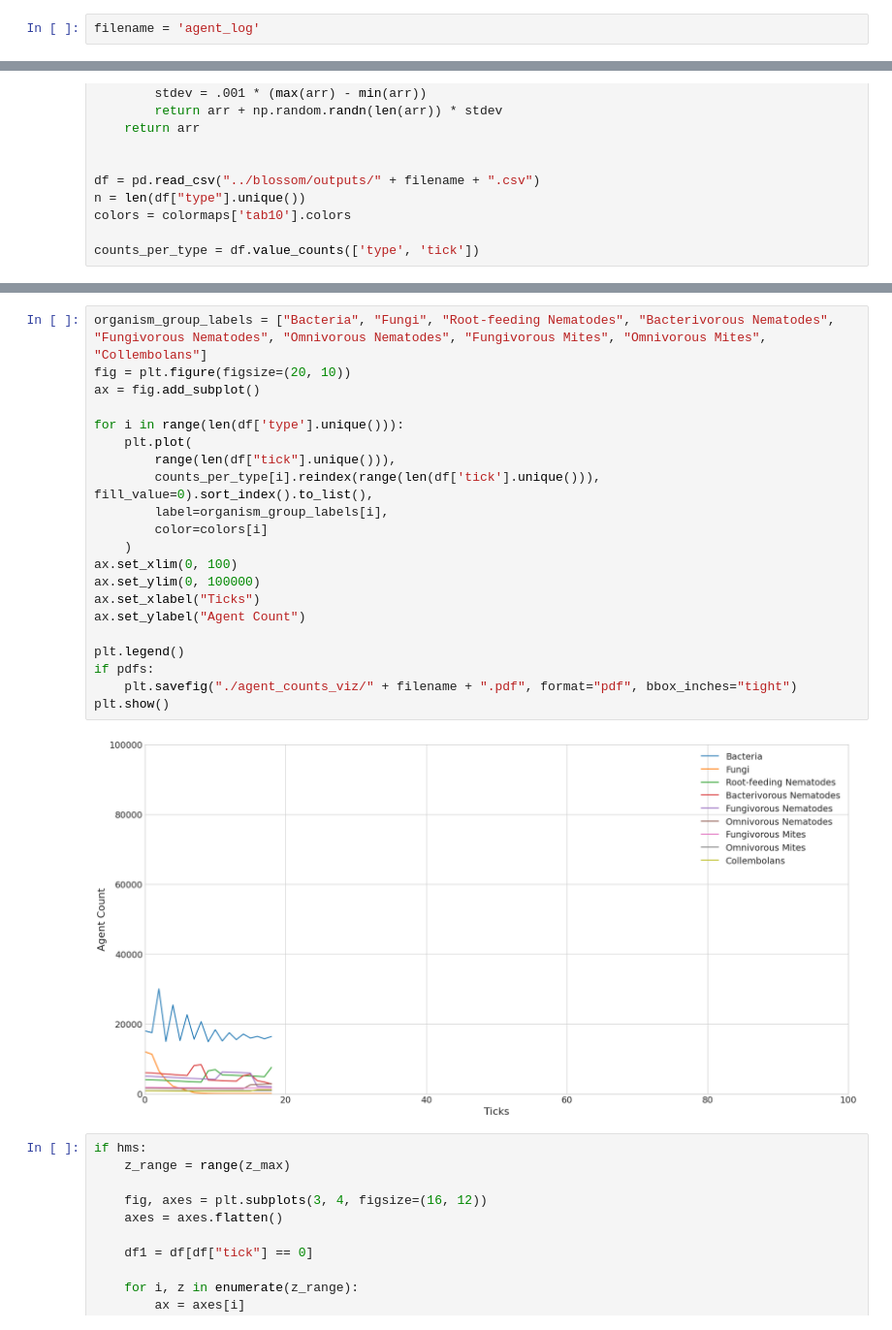
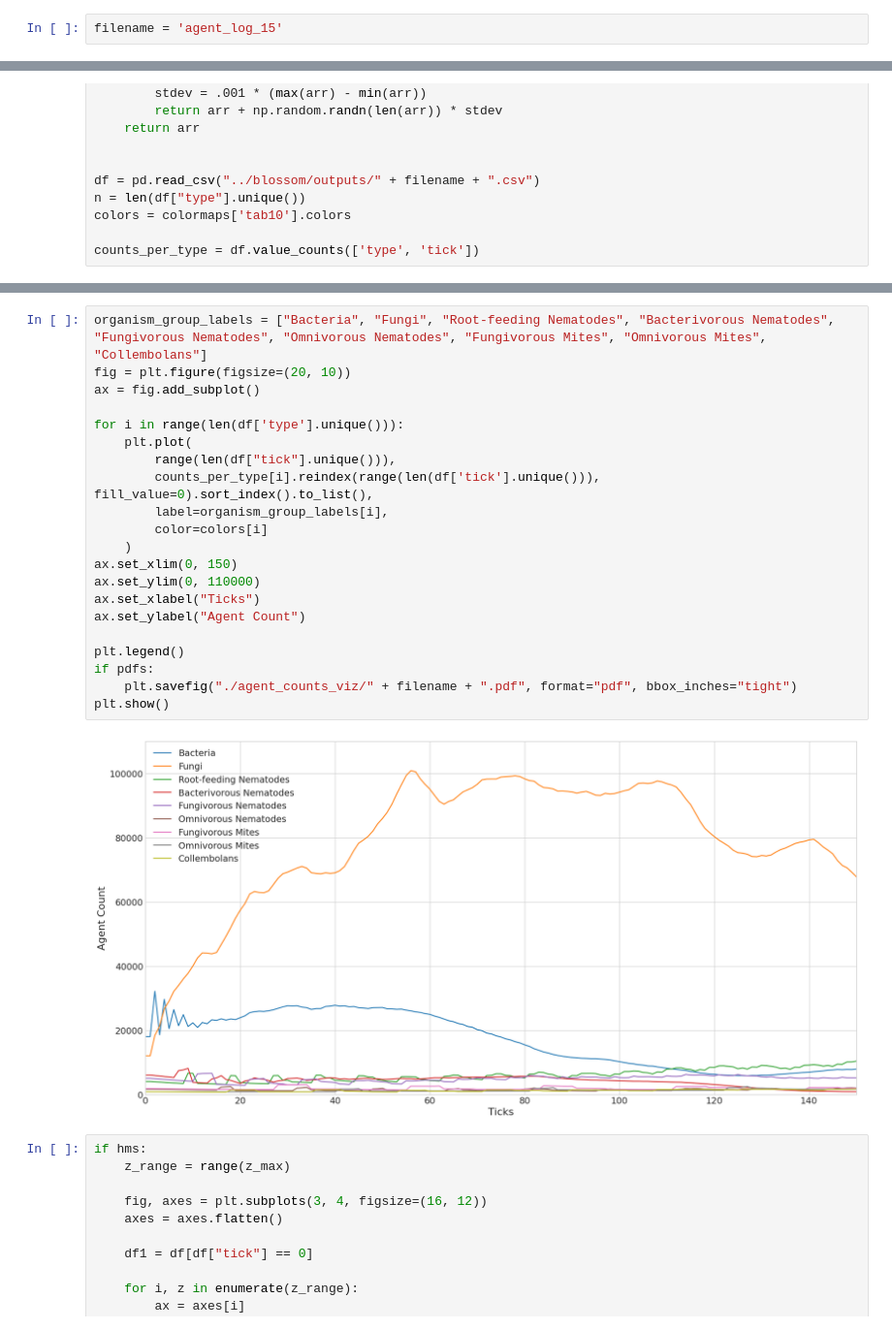
Before and after one commit to timovdk/BLOSSOM, a Jupyter notebook: experiments/viz.ipynb, the cells around one changed output, grey strips where cells are left out. Shown at 97% size. Cells and saved outputs as stored; diff of their text form.

```diff
--- a/experiments/viz.ipynb
+++ b/experiments/viz.ipynb
@@ -1,5 +1,5 @@
 # %%
-filename = 'agent_log'
+filename = 'agent_log_15'
 # %%
 %matplotlib inline
 
@@ -80,26 +80,26 @@ Collembolans:    800             1111
 # %%
 organism_group_labels = ["Bacteria", "Fungi", "Root-feeding Nematodes", "Bacterivorous Nematodes", "Fungivorous Nematodes", "Omnivorous Nematodes", "Fungivorous Mites", "Omnivorous Mites", "Collembolans"]
 fig = plt.figure(figsize=(20, 10))
 ax = fig.add_subplot()
 
 for i in range(len(df['type'].unique())):
     plt.plot(
         range(len(df["tick"].unique())),
         counts_per_type[i].reindex(range(len(df['tick'].unique())), fill_value=0).sort_index().to_list(),
         label=organism_group_labels[i],
         color=colors[i]
     )
-ax.set_xlim(0, 100)
-ax.set_ylim(0, 100000)
+ax.set_xlim(0, 150)
+ax.set_ylim(0, 110000)
 ax.set_xlabel("Ticks")
 ax.set_ylabel("Agent Count")
 
 plt.legend()
 if pdfs:
     plt.savefig("./agent_counts_viz/" + filename + ".pdf", format="pdf", bbox_inches="tight")
 plt.show()
 # %% [output]
-[figure, old version]
+[figure, new version]
 # %%
 if hms:
     z_range = range(z_max)
```
Also changed, not shown: parts of 2 cells of this notebook, 2 other files.
